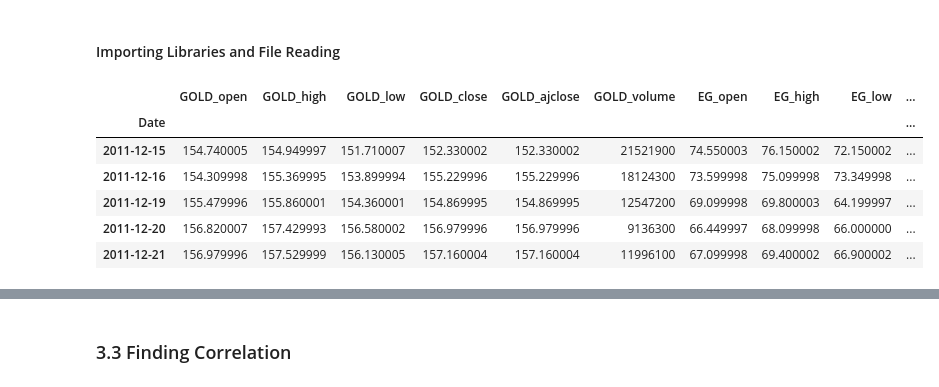
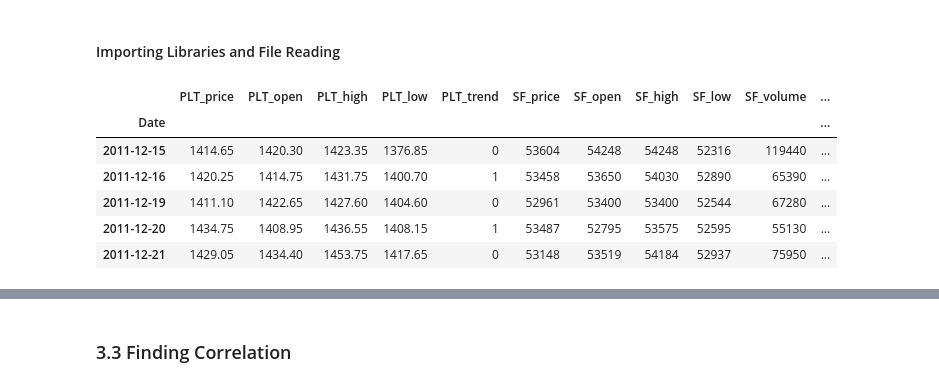
Before and after one commit to WickeyC/ds-assignment, a Jupyter notebook: Platinum Prediction.ipynb, the cells around one changed output, grey strips where cells are left out. Cells and saved outputs as stored; diff of their text form; code cells hidden in the pictures.

```diff
--- a/Platinum Prediction.ipynb
+++ b/Platinum Prediction.ipynb
@@ -25,12 +24,12 @@ warnings.filterwarnings("ignore")
 # %%
-gold_price = pd.read_csv('processed_price_gold.csv',na_values=['null'],index_col='Date',parse_dates=True,infer_datetime_format=True)
+platinum_price = pd.read_csv('processed_price_platinum.csv',na_values=['null'],index_col='Date',parse_dates=True,infer_datetime_format=True)
 # %%
-gold_price.head(5)
+platinum_price.head(5)
 # %% [output]
-|  | GOLD_open | GOLD_high | GOLD_low | GOLD_close | GOLD_ajclose | GOLD_volume | EG_open | EG_high | EG_low | ... |
-| Date |  |  |  |  |  |  |  |  |  | ... |
-| 2011-12-15 | 154.740005 | 154.949997 | 151.710007 | 152.330002 | 152.330002 | 21521900 | 74.550003 | 76.150002 | 72.150002 | ... |
-| 2011-12-16 | 154.309998 | 155.369995 | 153.899994 | 155.229996 | 155.229996 | 18124300 | 73.599998 | 75.099998 | 73.349998 | ... |
-| 2011-12-19 | 155.479996 | 155.860001 | 154.360001 | 154.869995 | 154.869995 | 12547200 | 69.099998 | 69.800003 | 64.199997 | ... |
-| 2011-12-20 | 156.820007 | 157.429993 | 156.580002 | 156.979996 | 156.979996 | 9136300 | 66.449997 | 68.099998 | 66.000000 | ... |
-| 2011-12-21 | 156.979996 | 157.529999 | 156.130005 | 157.160004 | 157.160004 | 11996100 | 67.099998 | 69.400002 | 66.900002 | ... |
+|  | PLT_price | PLT_open | PLT_high | PLT_low | PLT_trend | SF_price | SF_open | SF_high | SF_low | SF_volume | ... |
+| Date |  |  |  |  |  |  |  |  |  |  | ... |
+| 2011-12-15 | 1414.65 | 1420.30 | 1423.35 | 1376.85 | 0 | 53604 | 54248 | 54248 | 52316 | 119440 | ... |
+| 2011-12-16 | 1420.25 | 1414.75 | 1431.75 | 1400.70 | 1 | 53458 | 53650 | 54030 | 52890 | 65390 | ... |
+| 2011-12-19 | 1411.10 | 1422.65 | 1427.60 | 1404.60 | 0 | 52961 | 53400 | 53400 | 52544 | 67280 | ... |
+| 2011-12-20 | 1434.75 | 1408.95 | 1436.55 | 1408.15 | 1 | 53487 | 52795 | 53575 | 52595 | 55130 | ... |
+| 2011-12-21 | 1429.05 | 1434.40 | 1453.75 | 1417.65 | 0 | 53148 | 53519 | 54184 | 52937 | 75950 | ... |
```
Also changed, not shown: parts of 120 cells of this notebook, 1 other file.
